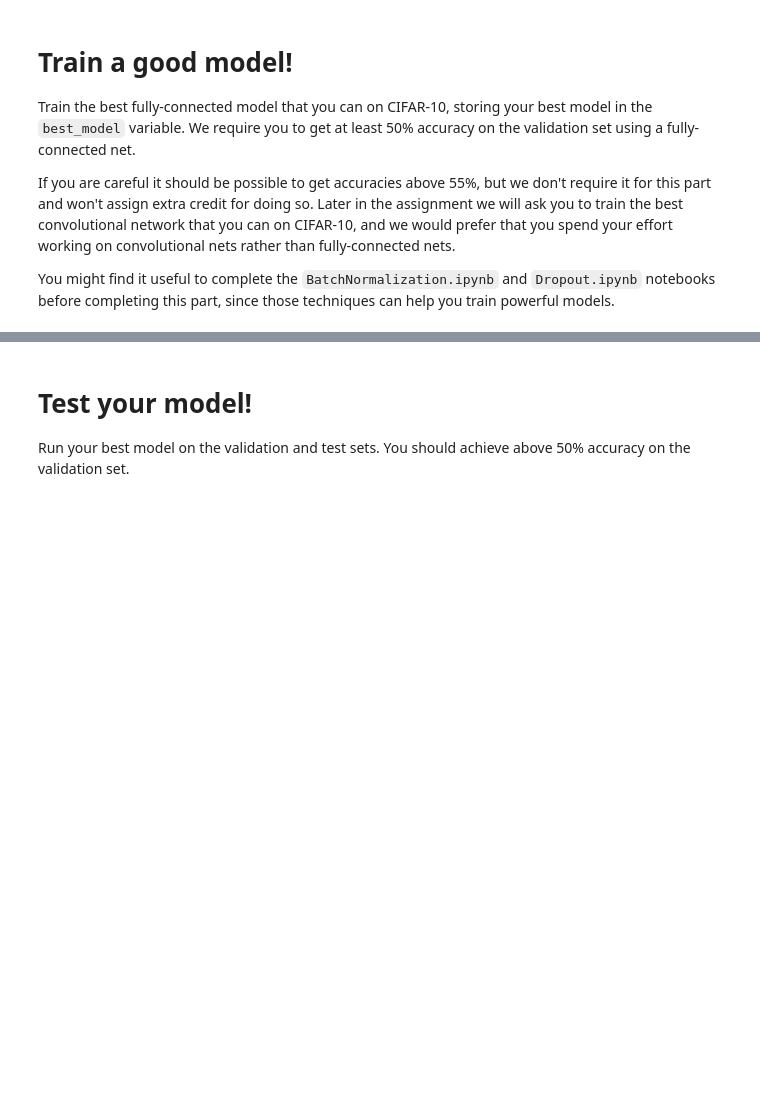
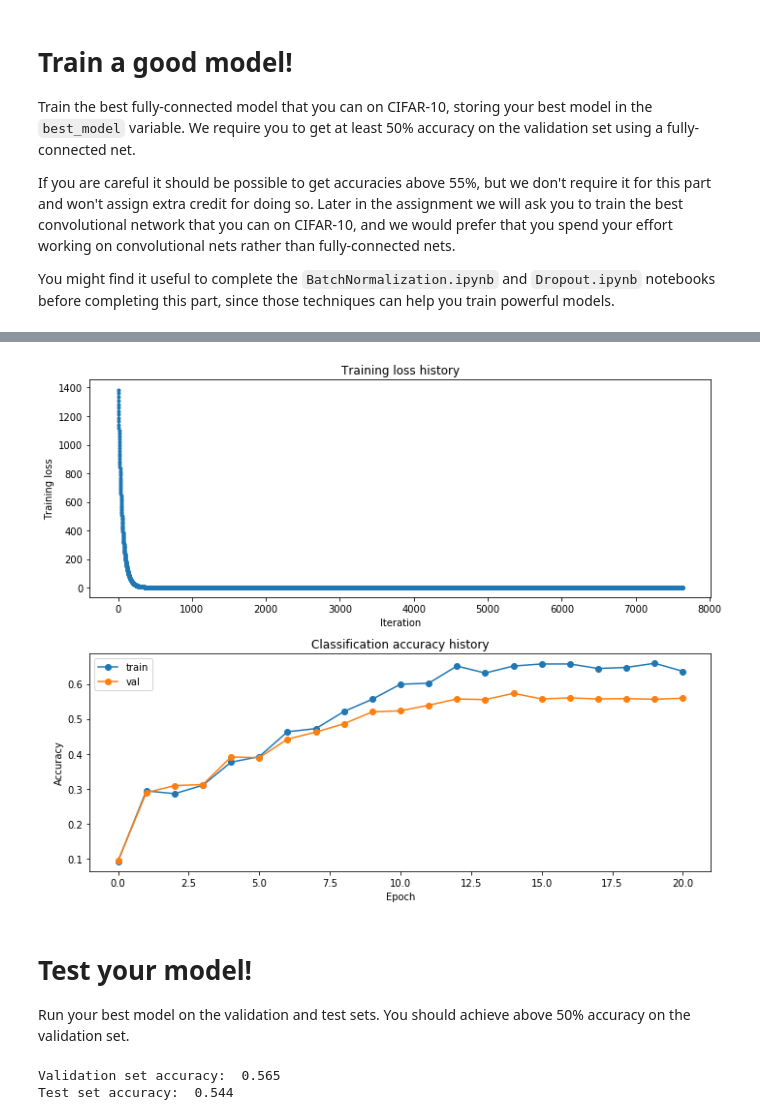
Before and after one commit to e1four15f/cs231n, a Jupyter notebook: assignment2/FullyConnectedNets.ipynb, the cells around one changed output, grey strips where cells are left out. Saved outputs shown, nothing was run; the diff lists cells and outputs as text; code cells hidden in the pictures; blank space fills up the shorter version.

```diff
--- a/assignment2/FullyConnectedNets.ipynb
+++ b/assignment2/FullyConnectedNets.ipynb
@@ -837,7 +834,31 @@ best_model = None
 # find batch/layer normalization and dropout useful. Store your best model in  #
 # the best_model variable.                                                     #
 ################################################################################
-pass
+num_train = 3000
+small_data = {
+  'X_train': data['X_train'][:num_train],
+  'y_train': data['y_train'][:num_train],
+  'X_val': data['X_val'],
+  'y_val': data['y_val'],
+}
+
+learning_rate = 1.2e-3
+weight_scale = 1e-1
+
+model = FullyConnectedNet([128, 128, 128, 128, 128],
+                          normalization='batchnorm',
+                          reg=0.6,
+                weight_scale=weight_scale, dtype=np.float64)
+solver = Solver(model, data, lr_decay=0.6,
+                print_every=100, num_epochs=20, batch_size=128,
+                update_rule='adam',
+                optim_config={
+                  'learning_rate': learning_rate,
+                }
+         )
+solver.train()
+
+best_model = model
 ################################################################################
 #                              END OF YOUR CODE                                #
 ################################################################################
@@ -844,3 +883,22 @@ pass
+# %%
+plt.subplot(2, 1, 1)
+plt.plot(solver.loss_history, '.-')
+plt.title('Training loss history')
+plt.xlabel('Iteration')
+plt.ylabel('Training loss')
+
+plt.subplot(2, 1, 2)
+plt.plot(solver.train_acc_history, 'o-', label='train')
+plt.plot(solver.val_acc_history, 'o-', label='val')
+plt.title('Classification accuracy history')
+plt.xlabel('Epoch')
+plt.ylabel('Accuracy')
+plt.legend()
+
+plt.tight_layout()
+plt.show()
+# %% [output]
+[figure, added]
 # %% [markdown]
 # Test your model!
 Run your best model on the validation and test sets. You should achieve above 50% accuracy on the validation set.
@@ -849,3 +907,6 @@ y_test_pred = np.argmax(best_model.loss(data['X_test']), axis=1)
 y_val_pred = np.argmax(best_model.loss(data['X_val']), axis=1)
 print('Validation set accuracy: ', (y_val_pred == data['y_val']).mean())
 print('Test set accuracy: ', (y_test_pred == data['y_test']).mean())
+# %% [output]
+Validation set accuracy:  0.565
+Test set accuracy:  0.544
```
Also changed, not shown: parts of 4 cells of this notebook, 6 other files.
